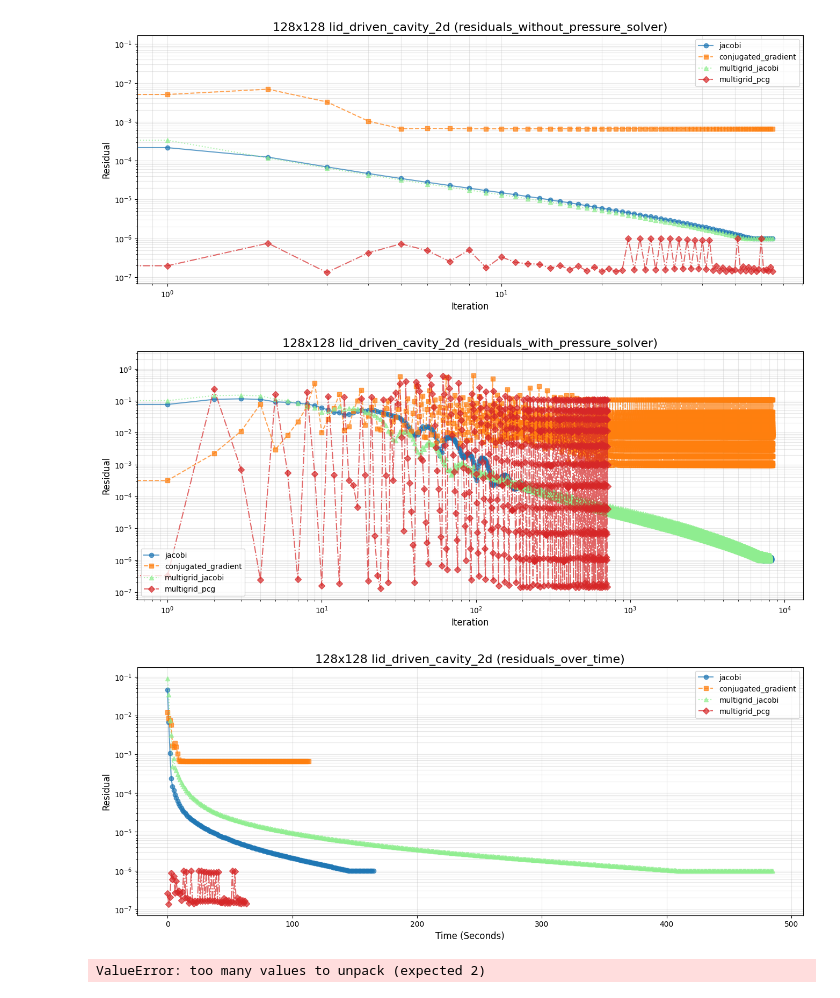
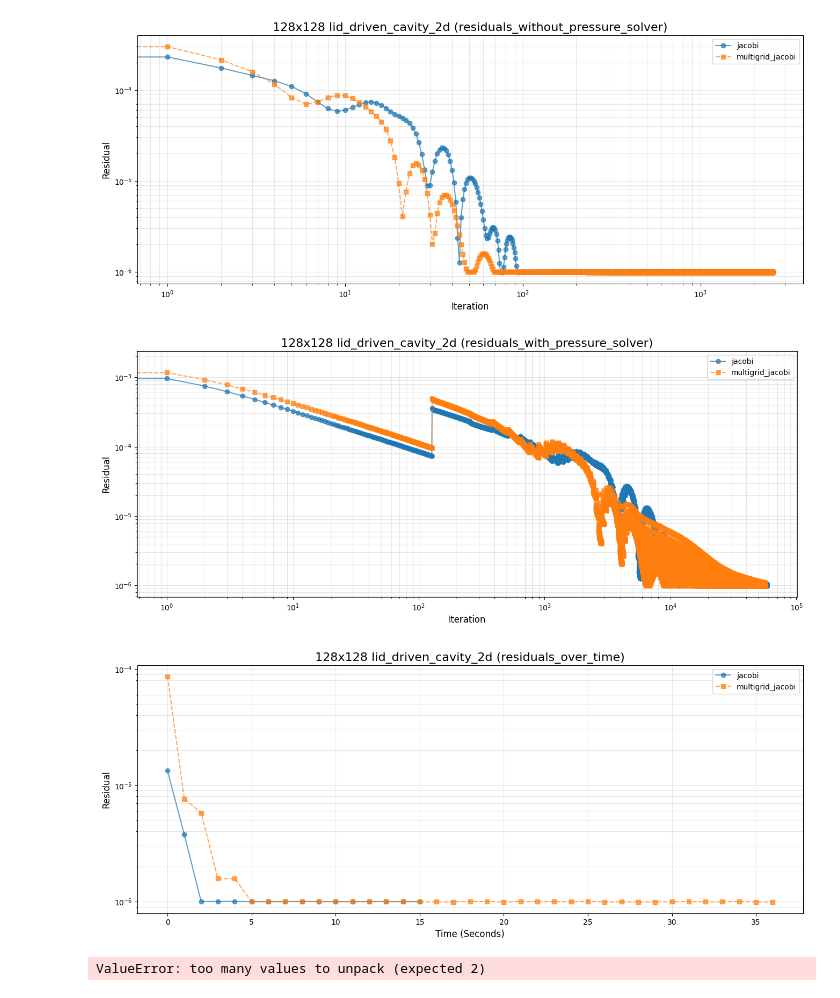
Before and after one commit to ModSims/FirstProject, a Jupyter notebook: benchmarks/benchmarks.ipynb, the cells around one changed output. Drawn from its saved outputs; the diff is of its cells as text; code cells hidden in the pictures.

```diff
--- a/benchmarks/benchmarks.ipynb
+++ b/benchmarks/benchmarks.ipynb
@@ -7,9 +7,9 @@ benchmarks = [
         '64x64', {
             'lid_driven_cavity_2d': [
                 'jacobi',
-                'conjugated_gradient',
+                #'conjugated_gradient',
                 'multigrid_jacobi',
-                'multigrid_pcg'
+                #'multigrid_pcg'
             ]
         }
     ),
@@ -17,9 +17,9 @@ benchmarks = [
         '128x128', {
             'lid_driven_cavity_2d': [
                 'jacobi',
-                'conjugated_gradient',
+                #'conjugated_gradient',
                 'multigrid_jacobi',
-                'multigrid_pcg'
+                #'multigrid_pcg'
             ]
         }
     ),
@@ -63,7 +63,7 @@ for resolution, solvers_dict in benchmarks:
 
                 selected_data = data
                 if residual != 'residuals_over_time':
-                    selected_data = selected_data[::100]
+                    selected_data = selected_data
 
                 plt.plot(
                     np.arange(len(selected_data)),
@@ -94,4 +94,4 @@ for resolution, solvers_dict in benchmarks:
-[figure, old version]
+[figure, new version]
-[figure, old version]
+[figure, new version]
-[figure, old version]
+[figure, new version]
 ValueError: too many values to unpack (expected 2)
```
Also changed, not shown: parts of 1 cell of this notebook, 6 other files.
